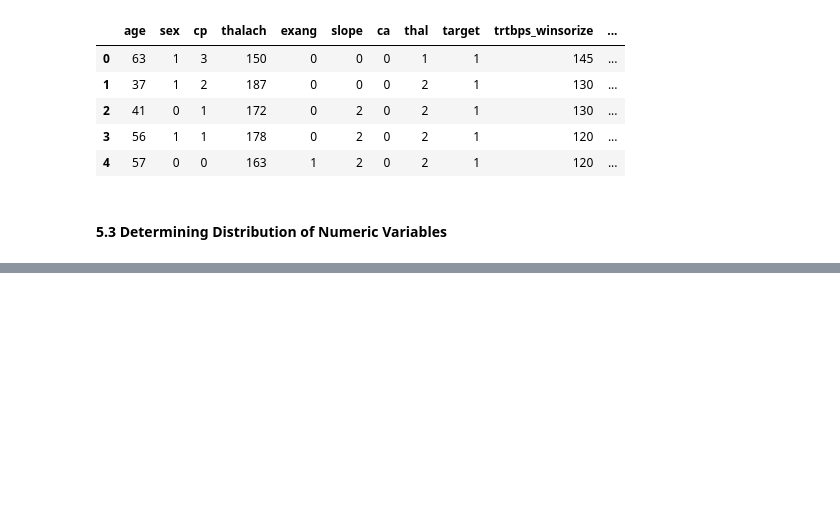
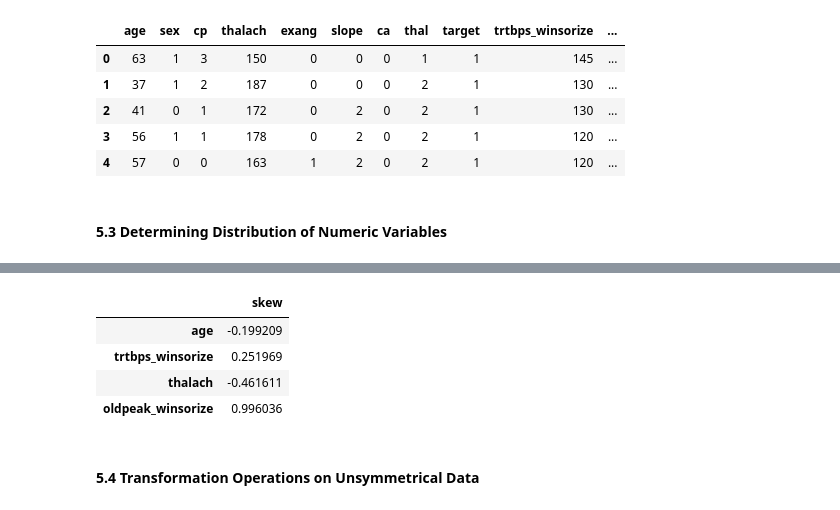
Before and after one commit to TaeMD/ML-projects, a Jupyter notebook: heart-attack-analysis.ipynb, the cells around one changed output, grey strips where cells are left out. Saved outputs shown, nothing was run; the diff lists cells and outputs as text; code cells hidden in the pictures; blank space fills up the shorter version.

```diff
--- a/heart-attack-analysis.ipynb
+++ b/heart-attack-analysis.ipynb
@@ -1047,0 +1065,10 @@ df.head()
+# %%
+df[['age', 'trtbps_winsorize', 'thalach', 'oldpeak_winsorize']].agg(['skew']).T
+# %% [output]
+|  | skew |
+| age | -0.199209 |
+| trtbps_winsorize | 0.251969 |
+| thalach | -0.461611 |
+| oldpeak_winsorize | 0.996036 |
+# %% [markdown]
+#### 5.4 Transformation Operations on Unsymmetrical Data
```
Also changed, not shown: parts of 6 cells of this notebook.
